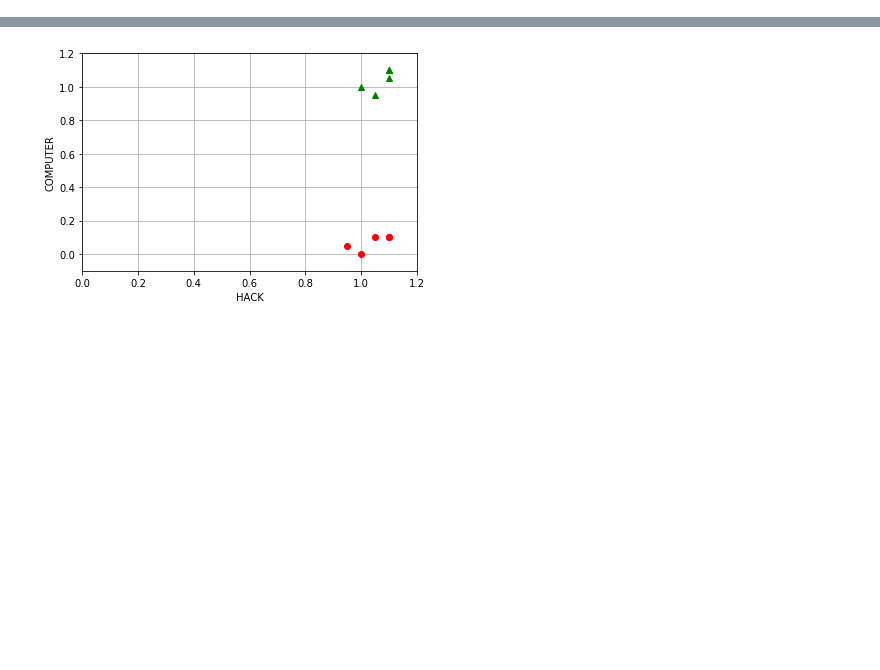
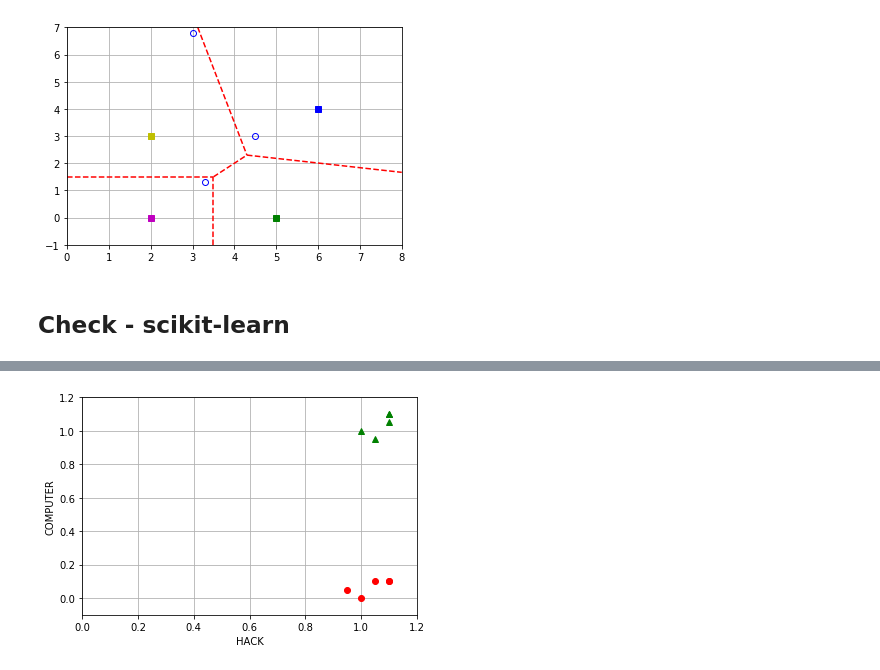
Before and after one commit to zalon525/mro-knn, a Jupyter notebook: kNN-intro.ipynb, the cells around one changed output, grey strips where cells are left out. Cells and saved outputs as stored; diff of their text form; code cells hidden in the pictures; blank space fills up the shorter version.

```diff
--- a/kNN-intro.ipynb
+++ b/kNN-intro.ipynb
@@ -0,0 +44,18 @@
+# %%
+plt.plot([2], [0],  'ms')
+plt.plot([5], [0],  'gs')
+plt.plot([2], [3],  'ys')
+plt.plot([6], [4],  'bs')
+plt.plot([3, 4.5, 3.3], [6.8, 3, 1.3], 'o', markeredgecolor='b', markerfacecolor='None' )
+plt.axis([0, 8, -1, 7])
+plt.plot([0, 3.5], [1.5, 1.5], 'r--')
+plt.plot([3.5, 3.5], [-1, 1.5], 'r--')
+plt.plot([3.5, 4.3], [1.5, 2.3], 'r--')
+plt.plot([3.125, 4.3], [7, 2.3], 'r--')
+plt.plot([4.3, 8], [2.3, 1.666], 'r--')
+plt.grid(True)
+plt.show()
+# %% [output]
+[figure, added]
+# %% [markdown]
+## Check - scikit-learn
```
Also changed, not shown: parts of 19 cells of this notebook.
